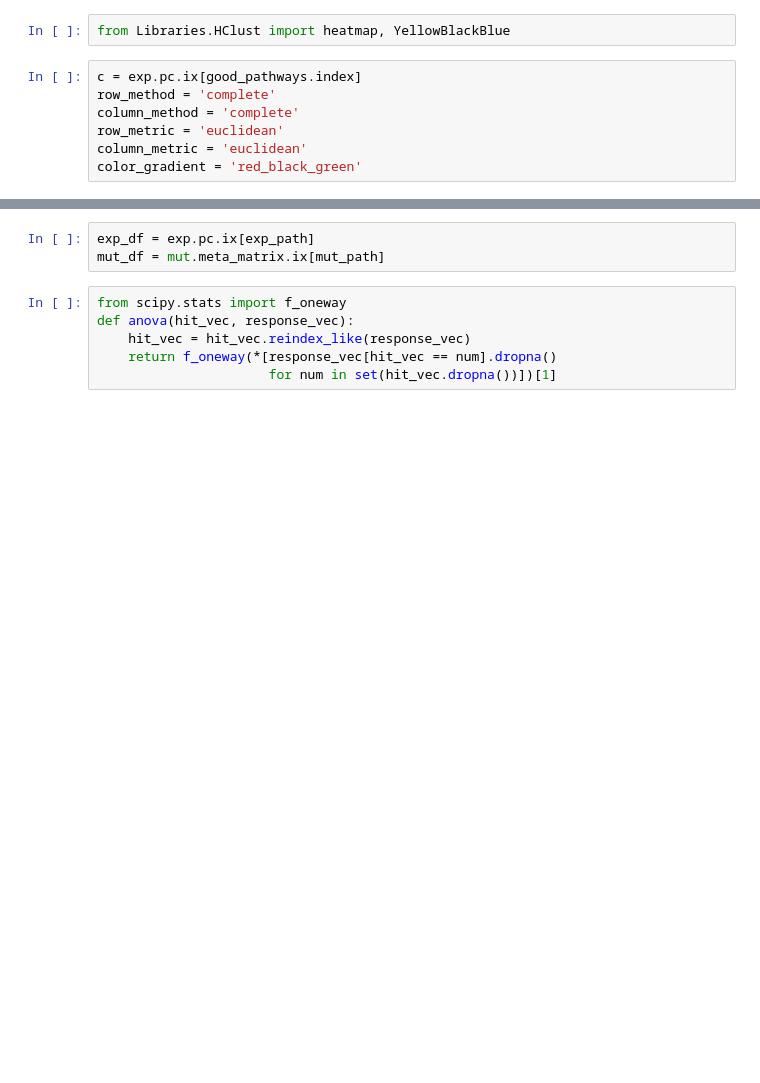
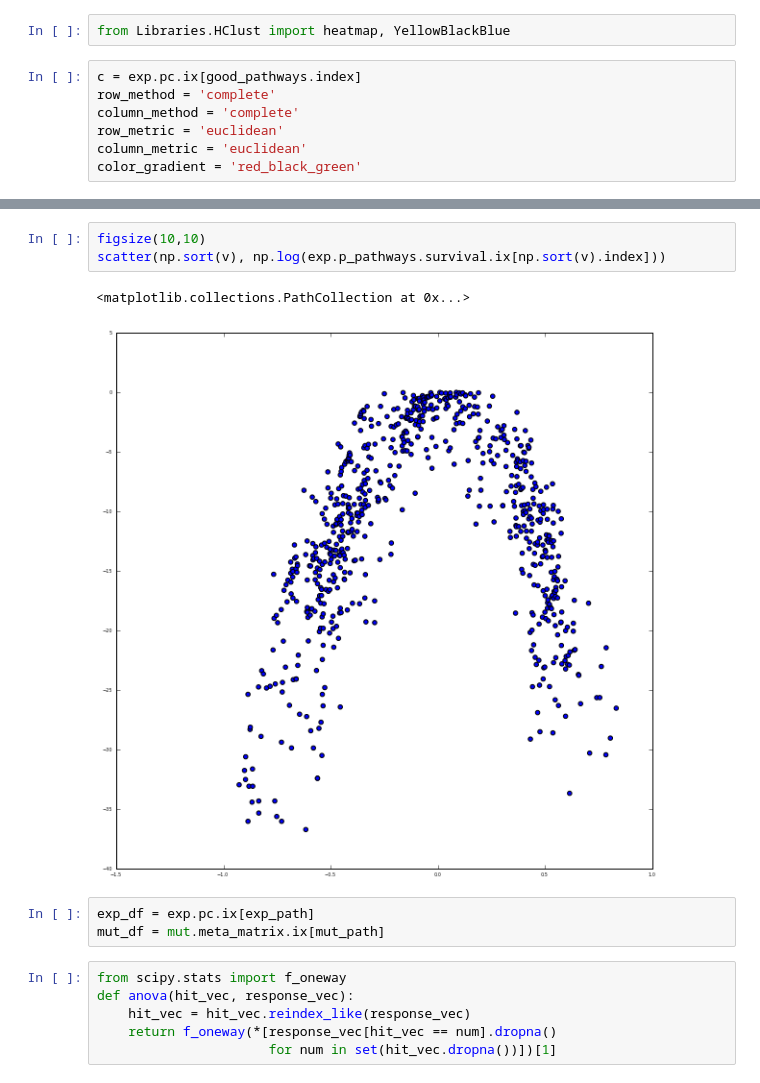
Before and after one commit to theandygross/TCGA, a Jupyter notebook: Pathway_Merge/Notebooks/PathwayPathway.ipynb, the cells around one changed output, grey strips where cells are left out. Drawn from its saved outputs; the diff is of its cells as text; blank space fills up the shorter version.

Commit message:
Tweaked PathwayPathway notebook.

```diff
--- a/Pathway_Merge/Notebooks/PathwayPathway.ipynb
+++ b/Pathway_Merge/Notebooks/PathwayPathway.ipynb
@@ -81,3 +90,9 @@ len(exp_path), len(mut_path)
+# %%
+figsize(10,10)
+scatter(np.sort(v), np.log(exp.p_pathways.survival.ix[np.sort(v).index]))
+# %% [output]
+<matplotlib.collections.PathCollection at 0x...>
+[figure, added]
 # %%
 exp_df = exp.pc.ix[exp_path]
 mut_df = mut.meta_matrix.ix[mut_path]
```
Also changed, not shown: parts of 9 cells of this notebook, 1 other file.
